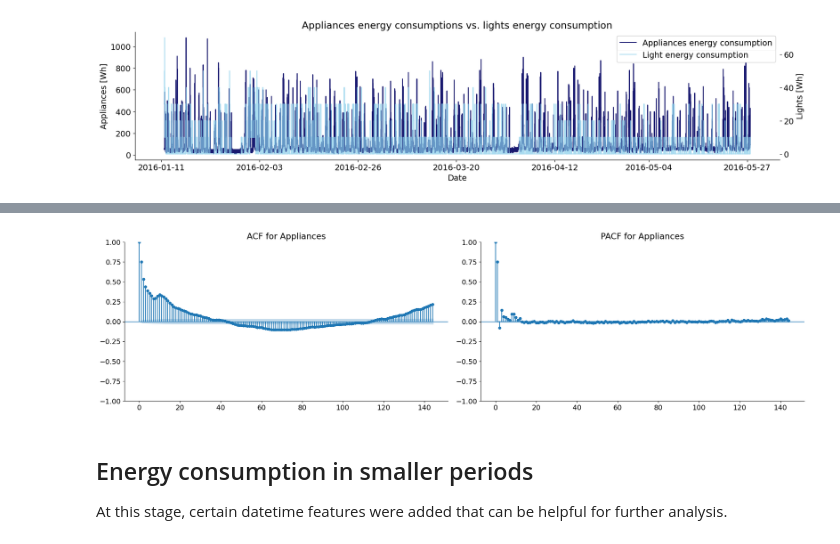
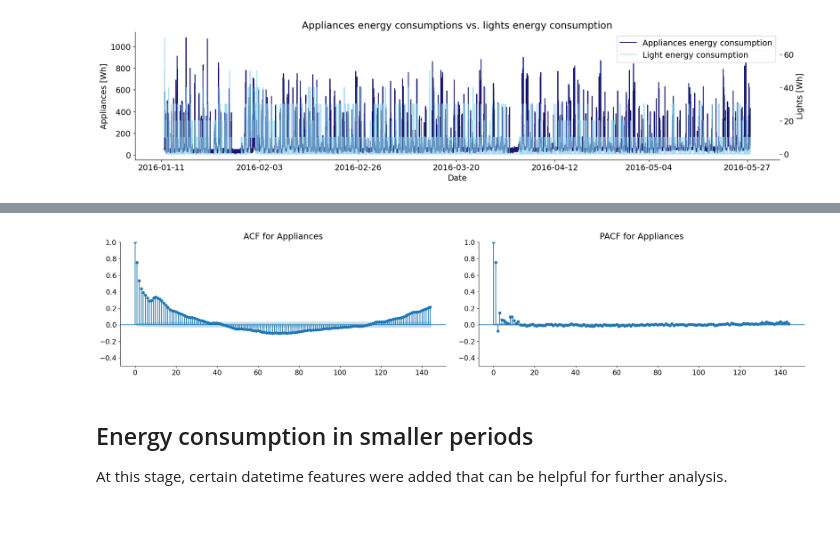
Before and after one commit to k-katarzyna/Appliances_Energy_Prediction, a Jupyter notebook: Appliances_energy_prediction/0_data_exploration.ipynb, the cells around one changed output, grey strips where cells are left out. Drawn from its saved outputs; the diff is of its cells as text; code cells hidden in the pictures.

Commit message:
added descriptions, enhanced a plot

```diff
--- a/Appliances_energy_prediction/0_data_exploration.ipynb
+++ b/Appliances_energy_prediction/0_data_exploration.ipynb
@@ -106,7 +115,7 @@ Time series autocorrelation and partial autocorrelation
 # %%
-acf_pacf(data.Appliances, 144)
+autocorrelation_plot(data.Appliances, 144)
 # %% [output]
-[figure, old version]
+[figure, new version]
 # %% [markdown]
 ## Energy consumption in smaller periods
 
```
Also changed, not shown: parts of 10 cells of this notebook, 1 other file.
